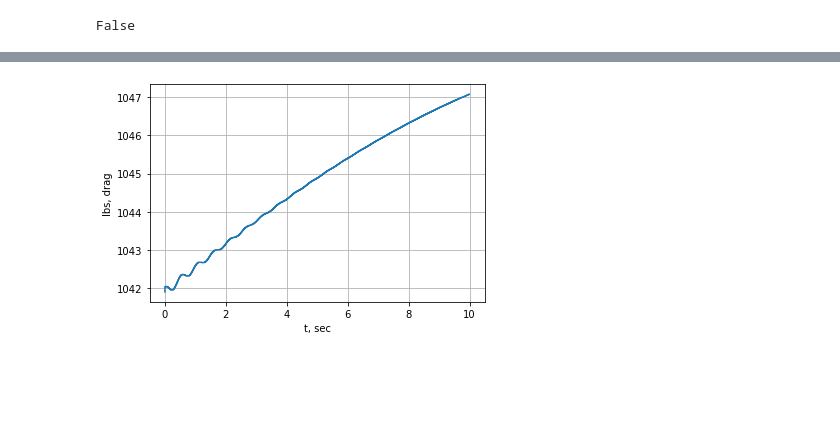
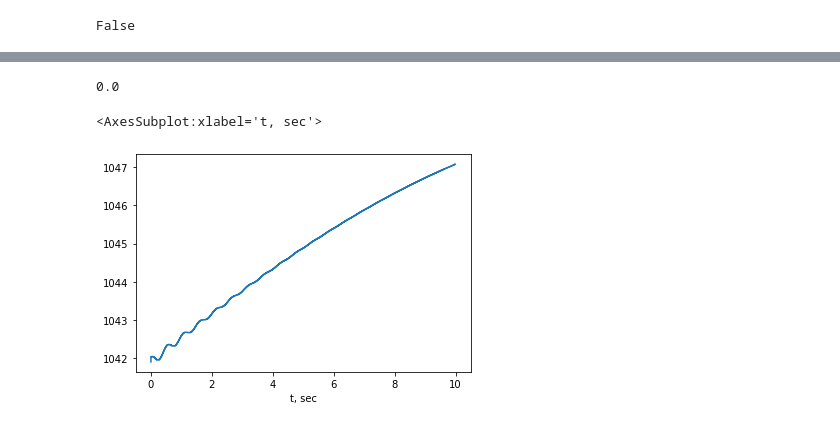
Before and after one commit to smallpondtom/aae451-notebook, a Jupyter notebook: 6-Simulation/Trim.ipynb, the cells around one changed output, grey strips where cells are left out. Cells and saved outputs as stored; diff of their text form; code cells hidden in the pictures; blank space fills up the shorter version.

```diff
--- a/6-Simulation/Trim.ipynb
+++ b/6-Simulation/Trim.ipynb
@@ -130,13 +157,13 @@ False
 # %%
-op_hover, fdm, res = trim(
+op_hover, fdm = trim(
     aircraft='F-35B-2',
     ic={
         'ic/h-agl-ft': 10,
-        'ic/vd-fps': 0,
+        'ic/vd-fps': -10,
         'ic/vn-fps': 0*np.cos(np.deg2rad(280)),
         'ic/ve-fps': 0*np.sin(np.deg2rad(280)),
         'ic/theta-rad': 0,
-        'gear/gear-cmd-norm': 1,
+        'gear/gear-cmd-norm': 1,    # Whether or not I want landing gear up or down
         'fcs/left-brake-cmd-norm': 0,
         'fcs/right-brake-cmd-norm': 0,
         'fcs/center-brake-cmd-norm': 0,
@@ -157,12 +184,6 @@ op_hover, fdm, res = trim(
            [np.deg2rad(0), np.deg2rad(120)]],
     tol=1e-12
 )
-print(op_hover)
-data1 = dict()
-data1['res'] = res
-data1['op_hover'] = op_hover
+op_hover
 print(fdm.get_property_catalog('dot'))
-data1['dot_values'] = fdm.get_property_catalog('dot')
-
-all_data['hoverTrim'] = data1
 # %% [output]
@@ -235,7 +224,7 @@ def cost_cruise(fdm):
     rdot = fdm['accelerations/rdot-rad_sec2']
     return udot**2 + vdot**2 + wdot**2 + pdot**2 + qdot**2 + rdot**2 - 1e-3*(lift/drag)**2 + 1e-3*(theta < 0) + 1e-1*throttle + 2e-1*delta**2
 
-op_cruise, fdm, res = trim(
+op_cruise, fdm = trim(
     aircraft='F-35B-2',
     ic={
         'ic/gamma-rad': 0,
@@ -263,12 +252,6 @@ op_cruise, fdm, res = trim(
     tol=1e-12,
 )
 op_cruise
-
-data2 = dict()
-data2['res'] = res
-data2['op_cruise'] = op_cruise
-
-all_data['cruiseTrim'] = data2
 # %% [output]
       fun: -0.07279137319063003
  hess_inv: <7x7 LbfgsInvHessProduct with dtype=float64>
@@ -303,6 +288,9 @@ plt.show()
+# %%
+fdm['propulsion']
+# %% [output]
+0.0
 # %%
 log_cruise['forces/fwx-aero-lbs'].plot()
-plt.ylabel('lbs, drag')
-plt.grid(True)
 # %% [output]
+<AxesSubplot:xlabel='t, sec'>
-[figure, old version]
+[figure, new version]
```
Also changed, not shown: parts of 23 cells of this notebook.
